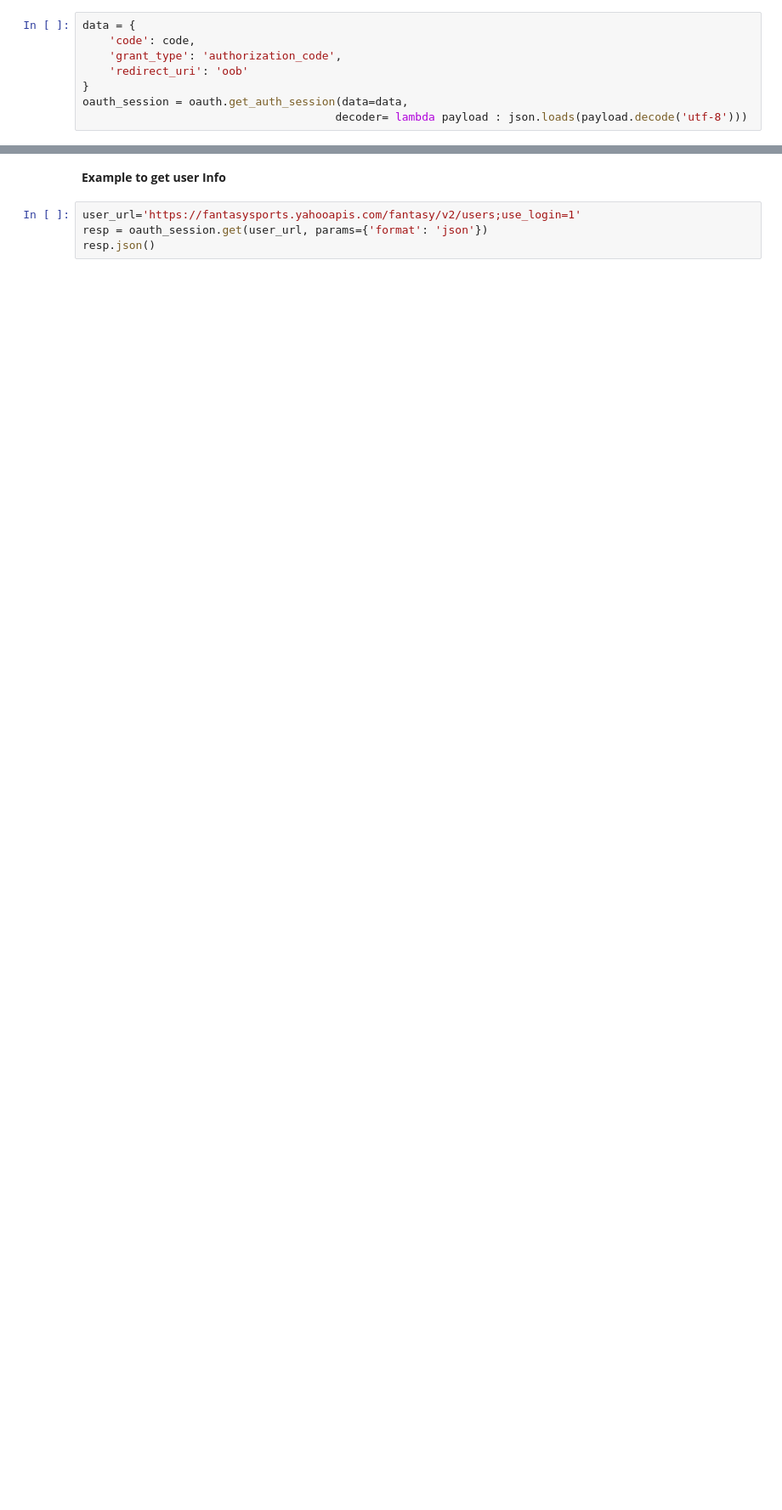
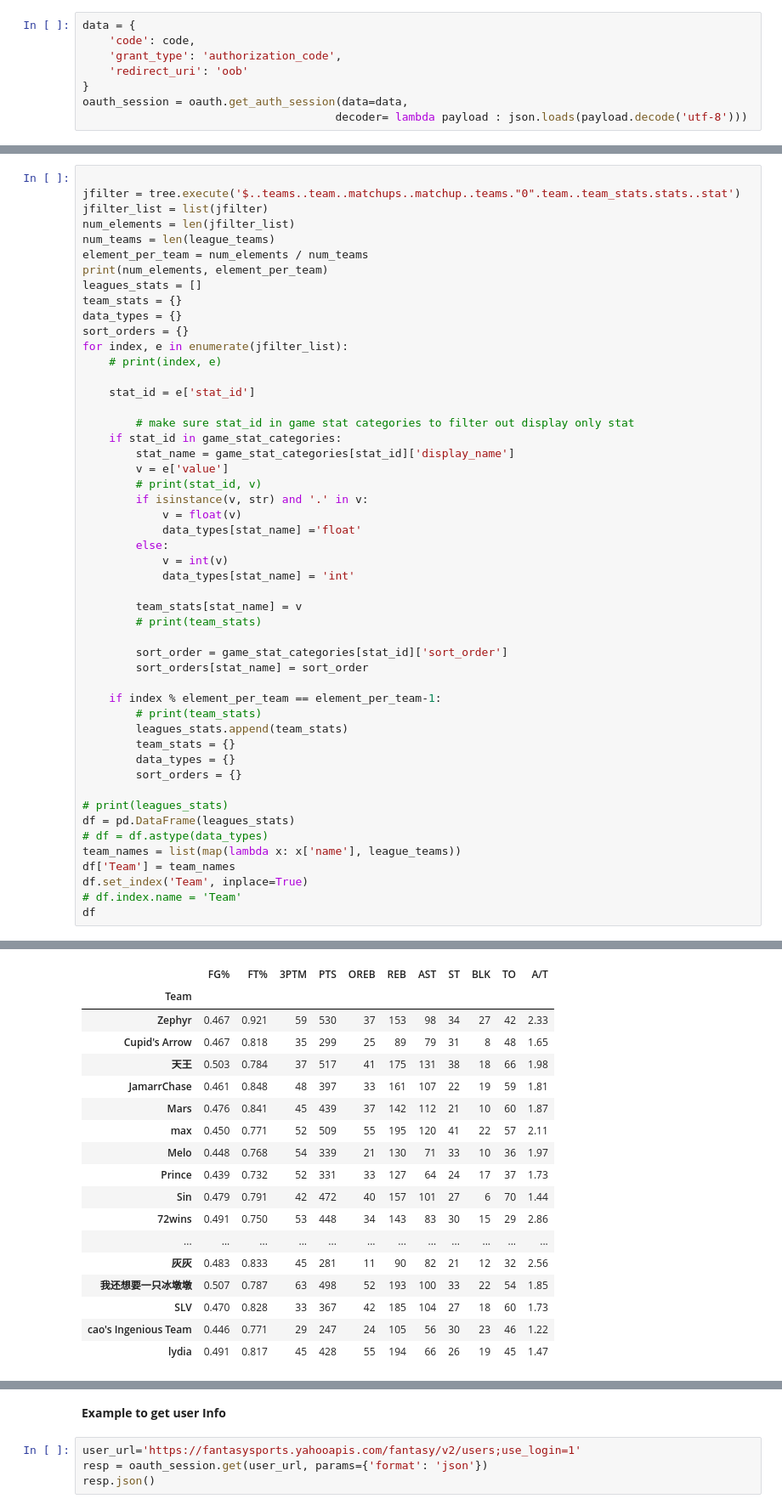
Before and after one commit to namiszh/yahoo-fantasy-toolkit, a Jupyter notebook: notebooks/yahoo-api-example.ipynb, the cells around one changed output, grey strips where cells are left out. Shown: that part at 85% size. Cells and saved outputs as stored; diff of their text form; blank space fills up the shorter version.

```diff
--- a/notebooks/yahoo-api-example.ipynb
+++ b/notebooks/yahoo-api-example.ipynb
@@ -49,0 +440,51 @@ oauth_session = oauth.get_auth_session(data=data,
+# %%
+
+jfilter = tree.execute('$..teams..team..matchups..matchup..teams."0".team..team_stats.stats..stat')
+jfilter_list = list(jfilter)
+num_elements = len(jfilter_list)
+num_teams = len(league_teams)
+element_per_team = num_elements / num_teams
+print(num_elements, element_per_team)
+leagues_stats = []
+team_stats = {}
+data_types = {}
+sort_orders = {}
+for index, e in enumerate(jfilter_list):
+    # print(index, e)
+
+    stat_id = e['stat_id']
+
+        # make sure stat_id in game stat categories to filter out display only stat
+    if stat_id in game_stat_categories:
+        stat_name = game_stat_categories[stat_id]['display_name']
+        v = e['value']
+        # print(stat_id, v)
+        if isinstance(v, str) and '.' in v:
+            v = float(v)
+            data_types[stat_name] ='float'
+        else:
+            v = int(v)
+            data_types[stat_name] = 'int'
+
+        team_stats[stat_name] = v
+        # print(team_stats)
+
+        sort_order = game_stat_categories[stat_id]['sort_order']
+        sort_orders[stat_name] = sort_order
+
+    if index % element_per_team == element_per_team-1:
+        # print(team_stats)
+        leagues_stats.append(team_stats)
+        team_stats = {}
+        data_types = {}
+        sort_orders = {}
+
+# print(leagues_stats)
+df = pd.DataFrame(leagues_stats)
+# df = df.astype(data_types)
+team_names = list(map(lambda x: x['name'], league_teams))
+df['Team'] = team_names
+df.set_index('Team', inplace=True)
+# df.index.name = 'Team'
+df
+# %% [output]
@@ -49,0 +492,18 @@ oauth_session = oauth.get_auth_session(data=data,
+|  | FG% | FT% | 3PTM | PTS | OREB | REB | AST | ST | BLK | TO | A/T |
+| Team |  |  |  |  |  |  |  |  |  |  |  |
+| Zephyr | 0.467 | 0.921 | 59 | 530 | 37 | 153 | 98 | 34 | 27 | 42 | 2.33 |
+| Cupid's Arrow | 0.467 | 0.818 | 35 | 299 | 25 | 89 | 79 | 31 | 8 | 48 | 1.65 |
+| 天王 | 0.503 | 0.784 | 37 | 517 | 41 | 175 | 131 | 38 | 18 | 66 | 1.98 |
+| JamarrChase | 0.461 | 0.848 | 48 | 397 | 33 | 161 | 107 | 22 | 19 | 59 | 1.81 |
+| Mars | 0.476 | 0.841 | 45 | 439 | 37 | 142 | 112 | 21 | 10 | 60 | 1.87 |
+| max | 0.450 | 0.771 | 52 | 509 | 55 | 195 | 120 | 41 | 22 | 57 | 2.11 |
+| Melo | 0.448 | 0.768 | 54 | 339 | 21 | 130 | 71 | 33 | 10 | 36 | 1.97 |
+| Prince | 0.439 | 0.732 | 52 | 331 | 33 | 127 | 64 | 24 | 17 | 37 | 1.73 |
+| Sin | 0.479 | 0.791 | 42 | 472 | 40 | 157 | 101 | 27 | 6 | 70 | 1.44 |
+| 72wins | 0.491 | 0.750 | 53 | 448 | 34 | 143 | 83 | 30 | 15 | 29 | 2.86 |
+| ... | ... | ... | ... | ... | ... | ... | ... | ... | ... | ... | ... |
+| 灰灰 | 0.483 | 0.833 | 45 | 281 | 11 | 90 | 82 | 21 | 12 | 32 | 2.56 |
+| 我还想要一只冰墩墩 | 0.507 | 0.787 | 63 | 498 | 52 | 193 | 100 | 33 | 22 | 54 | 1.85 |
+| SLV | 0.470 | 0.828 | 33 | 367 | 42 | 185 | 104 | 27 | 18 | 60 | 1.73 |
+| cao's Ingenious Team | 0.446 | 0.771 | 29 | 247 | 24 | 105 | 56 | 30 | 23 | 46 | 1.22 |
+| lydia | 0.491 | 0.817 | 45 | 428 | 55 | 194 | 66 | 26 | 19 | 45 | 1.47 |
```
Also changed, not shown: parts of 23 cells of this notebook, 1 other file.
